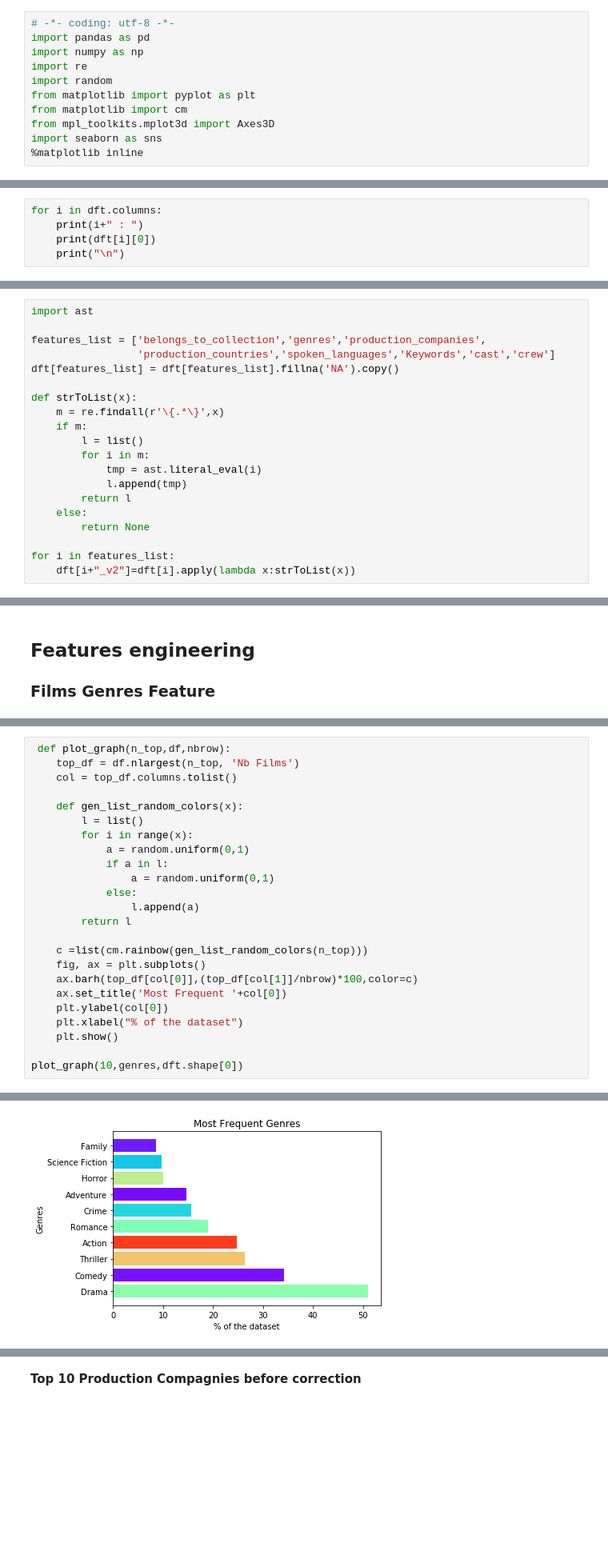
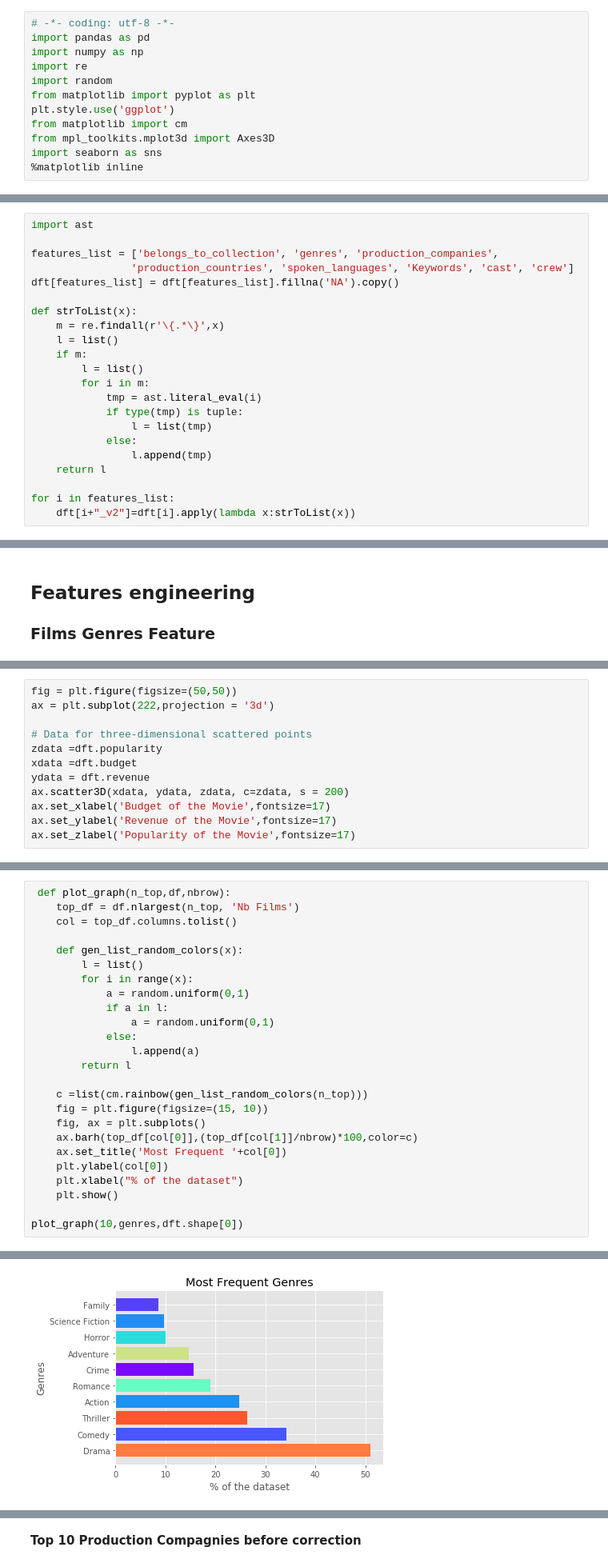
Before and after one commit to wolusien/Kaggle_projects, a Jupyter notebook: BoxOffice/BoxOffice.ipynb, the cells around one changed output, grey strips where cells are left out. Shown at 80% size. Cells and saved outputs as stored; diff of their text form; blank space fills up the shorter version.

```diff
--- a/BoxOffice/BoxOffice.ipynb
+++ b/BoxOffice/BoxOffice.ipynb
@@ -8,6 +8,7 @@ import numpy as np
 import re
 import random
 from matplotlib import pyplot as plt
+plt.style.use('ggplot')
 from matplotlib import cm
 from mpl_toolkits.mplot3d import Axes3D
 import seaborn as sns
@@ -38,5 +40,0 @@ dtype: object
-# %%
-for i in dft.columns:
-    print(i+" : ")
-    print(dft[i][0])
-    print("\n")
@@ -61,20 +86,22 @@ revenue :
 # %%
 import ast
 
-features_list = ['belongs_to_collection','genres','production_companies',
-                 'production_countries','spoken_languages','Keywords','cast','crew']
+features_list = ['belongs_to_collection', 'genres', 'production_companies',
+                'production_countries', 'spoken_languages', 'Keywords', 'cast', 'crew']
 dft[features_list] = dft[features_list].fillna('NA').copy()
 
 def strToList(x):
     m = re.findall(r'\{.*\}',x)
+    l = list()
     if m:
         l = list()
         for i in m:
             tmp = ast.literal_eval(i)
-            l.append(tmp)
-        return l
-    else:
-        return None
+            if type(tmp) is tuple:
+                l = list(tmp)
+            else:
+                l.append(tmp)
+    return l
 
 for i in features_list:
     dft[i+"_v2"]=dft[i].apply(lambda x:strToList(x))
@@ -155,0 +218,12 @@ top_genres = genres.nlargest(5, 'Nb Films')
+# %%
+fig = plt.figure(figsize=(50,50))
+ax = plt.subplot(222,projection = '3d')
+
+# Data for three-dimensional scattered points
+zdata =dft.popularity
+xdata =dft.budget
+ydata = dft.revenue
+ax.scatter3D(xdata, ydata, zdata, c=zdata, s = 200)
+ax.set_xlabel('Budget of the Movie',fontsize=17)
+ax.set_ylabel('Revenue of the Movie',fontsize=17)
+ax.set_zlabel('Popularity of the Movie',fontsize=17)
@@ -169,6 +246,7 @@ top_genres = genres.nlargest(5, 'Nb Films')
         return l
 
     c =list(cm.rainbow(gen_list_random_colors(n_top)))
+    fig = plt.figure(figsize=(15, 10))
     fig, ax = plt.subplots()
     ax.barh(top_df[col[0]],(top_df[col[1]]/nbrow)*100,color=c)
     ax.set_title('Most Frequent '+col[0])
@@ -181 +260 @@ plot_graph(10,genres,dft.shape[0])
-[figure, old version]
+[figure, new version]
```
Also changed, not shown: parts of 53 cells of this notebook.
